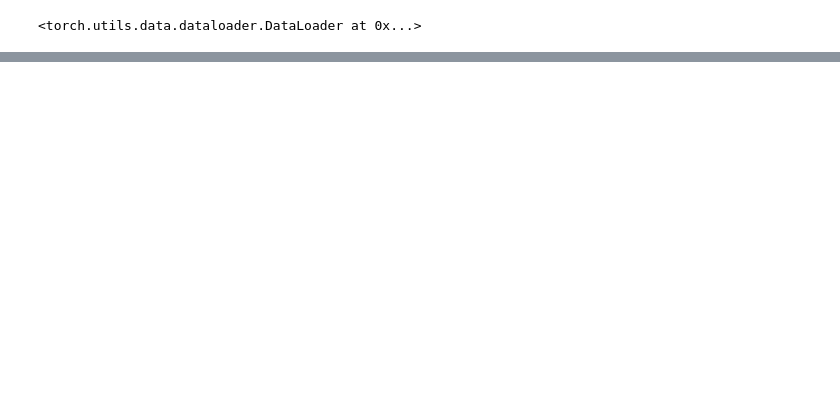
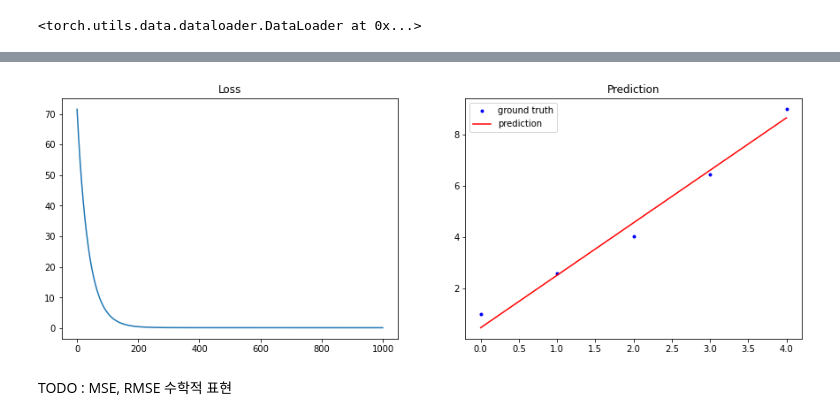
Before and after one commit to g0pher98/pytorch-study, a Jupyter notebook: chap4_pytorch_basic.ipynb, the cells around one changed output, grey strips where cells are left out. Drawn from its saved outputs; the diff is of its cells as text; code cells hidden in the pictures; blank space fills up the shorter version.

```diff
--- a/chap4_pytorch_basic.ipynb
+++ b/chap4_pytorch_basic.ipynb
@@ -399,0 +508,8 @@ class CutOut:
+# %%
+'''
+5.1.1. 선형회귀
+'''
+x = torch.FloatTensor(range(5)).unsqueeze(1)
+y = 2*x + torch.rand(5,1)
+
+x, y
@@ -399,0 +536,19 @@ class CutOut:
+# %%
+model = LinearRegressor()
+learning_rate = 1e-3
+loss_func = nn.MSELoss()
+optimizer = torch.optim.SGD(model.parameters(), lr=learning_rate)
+# %%
+loss_stack = []
+for epoch in range(1001):
+  optimizer.zero_grad()
+
+  y_hat = model(x)
+  loss = loss_func(y_hat, y)
+
+  loss.backward()
+  optimizer.step()
+  loss_stack.append(loss.item())
+
+  if epoch % 100 == 0:
+    print(f'Epoch {epoch}: Loss({loss.item()}) ')
@@ -399,0 +567,19 @@ class CutOut:
+# %%
+with torch.no_grad(): # 예측은 학습이 아니기 때문
+  y_hat = model(x)
+
+plt.figure(figsize=(15, 5))
+
+plt.subplot(121)
+plt.plot(loss_stack)
+plt.title("Loss")
+
+plt.subplot(122)
+plt.plot(x, y, '.b')
+plt.plot(x, y_hat, 'r-')
+plt.legend(['ground truth', 'prediction'])
+plt.title("Prediction")
+
+plt.show()
+# %% [output]
+[figure, added]
@@ -399,0 +604,2 @@ class CutOut:
+# %% [markdown]
+TODO : MSE, RMSE 수학적 표현
```
Also changed, not shown: parts of 15 cells of this notebook.
